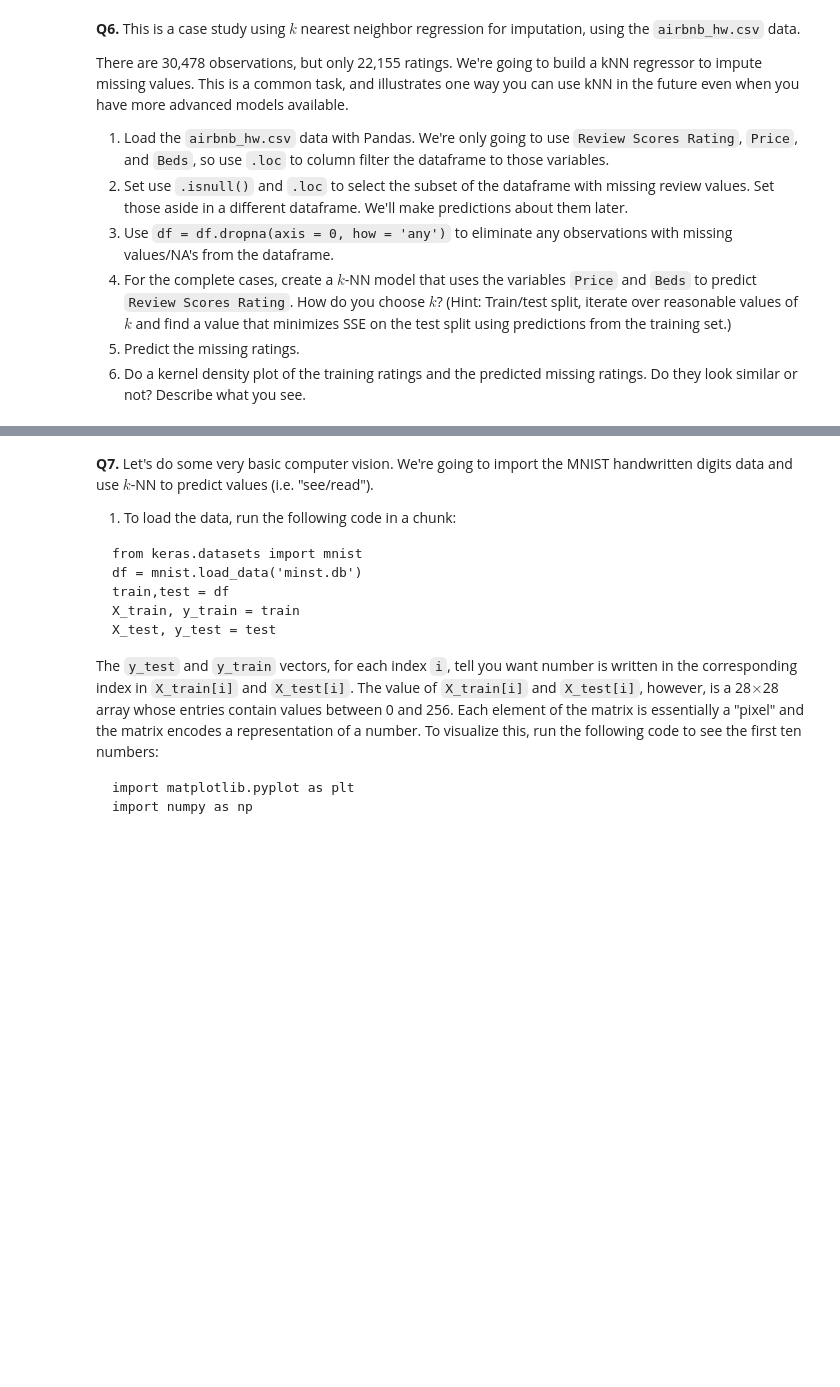
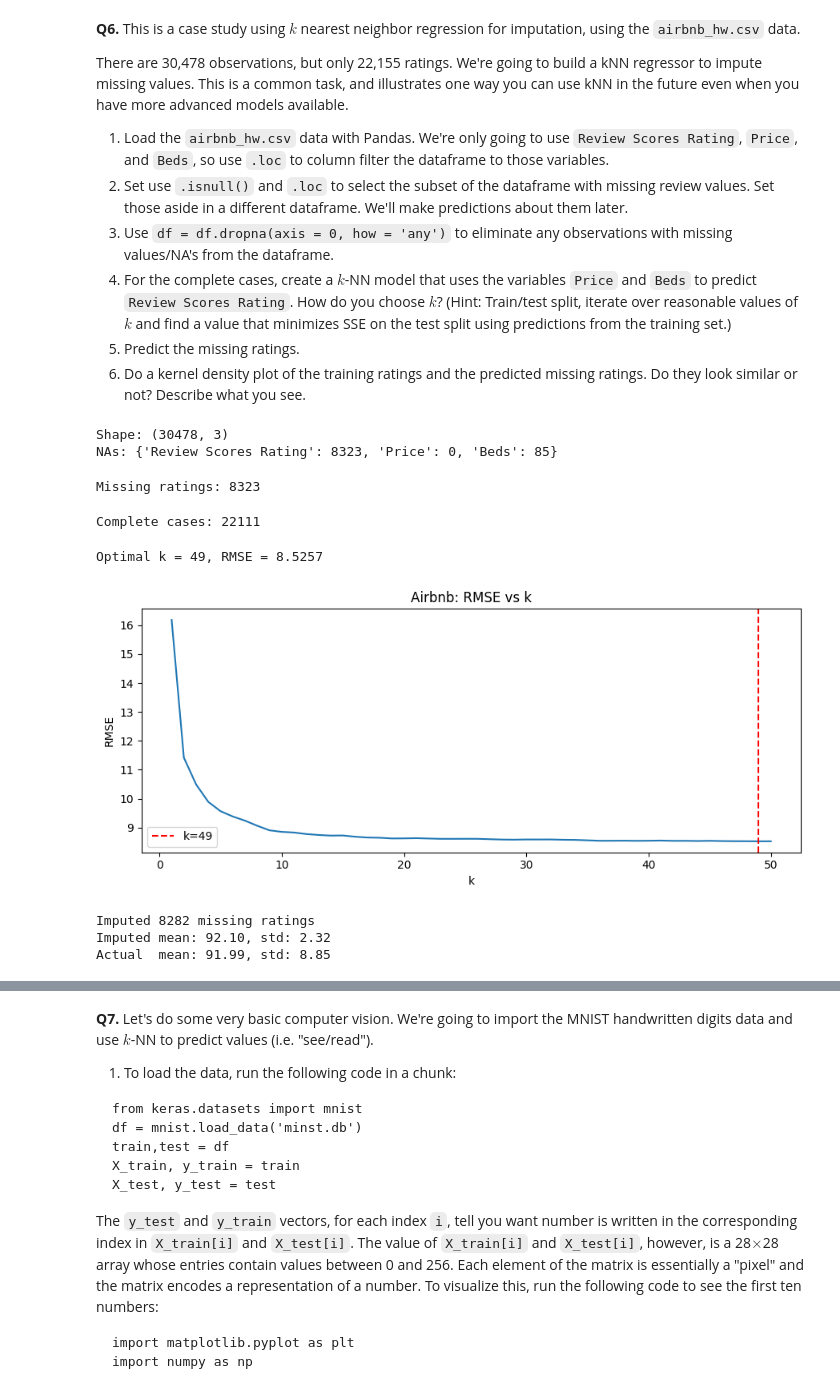
Before and after one commit to zasmare22/undergrad_ml_assignments, a Jupyter notebook: 02_assignment_knn.ipynb, the cells around one changed output, grey strips where cells are left out. Drawn from its saved outputs; the diff is of its cells as text; code cells hidden in the pictures; blank space fills up the shorter version.

```diff
--- a/02_assignment_knn.ipynb
+++ b/02_assignment_knn.ipynb
@@ -343,3 +343,79 @@ There are 30,478 observations, but only 22,155 ratings. We're going to build a k
 4. For the complete cases, create a $k$-NN model that uses the variables `Price` and `Beds` to predict `Review Scores Rating`. How do you choose $k$? (Hint: Train/test split, iterate over reasonable values of $k$ and find a value that minimizes SSE on the test split using predictions from the training set.)
 5. Predict the missing ratings.
 6. Do a kernel density plot of the training ratings and the predicted missing ratings. Do they look similar or not? Describe what you see.
+# %%
+# 1
+airbnb = pd.read_csv('./data/airbnb_hw.csv')
+airbnb = airbnb.loc[:, ['Review Scores Rating', 'Price', 'Beds']]
+airbnb['Price'] = pd.to_numeric(
+    airbnb['Price'].astype(str).str.replace(r'[^\d.]', '', regex=True),
+    errors='coerce'
+)
+print('Shape:', airbnb.shape)
+print('NAs:', airbnb.isnull().sum().to_dict())
+# %% [output]
+Shape: (30478, 3)
+NAs: {'Review Scores Rating': 8323, 'Price': 0, 'Beds': 85}
+# %%
+# 2
+missing_reviews = airbnb[airbnb['Review Scores Rating'].isnull()].copy()
+print(f'Missing ratings: {len(missing_reviews)}')
+# %% [output]
+Missing ratings: 8323
+# %%
+# 3
+df = airbnb.dropna(axis=0, how='any').copy()
+print(f'Complete cases: {len(df)}')
+# %% [output]
+Complete cases: 22111
+# %%
+# 4
+price_min, price_max = df['Price'].min(), df['Price'].max()
+beds_min,  beds_max  = df['Beds'].min(),  df['Beds'].max()
+
+df['Price_n'] = (df['Price'] - price_min) / (price_max - price_min)
+df['Beds_n']  = (df['Beds']  - beds_min)  / (beds_max  - beds_min)
+
+X_air = df[['Price_n', 'Beds_n']]
+y_air = df['Review Scores Rating']
+
+X_train, X_test, y_train, y_test = train_test_split(
+    X_air, y_air, test_size=0.2, random_state=42
+)
+
+ks = range(1, 51)
+rmses = []
+for k in ks:
+    knn = KNeighborsRegressor(n_neighbors=k)
+    knn.fit(X_train, y_train)
+    rmses.append(np.sqrt(mean_squared_error(y_test, knn.predict(X_test))))
+
+best_k = list(ks)[np.argmin(rmses)]
+print(f'Optimal k = {best_k}, RMSE = {min(rmses):.4f}')
+
+plt.figure(figsize=(9, 4))
+plt.plot(ks, rmses)
+plt.axvline(best_k, color='red', linestyle='--', label=f'k={best_k}')
+plt.xlabel('k'); plt.ylabel('RMSE')
+plt.title('Airbnb: RMSE vs k')
+plt.legend(); plt.tight_layout(); plt.show()
+# %% [output]
+Optimal k = 49, RMSE = 8.5257
+[figure, added]
+# %%
+# 5
+knn_final = KNeighborsRegressor(n_neighbors=best_k)
+knn_final.fit(X_train, y_train)
+
+to_predict = missing_reviews.dropna(subset=['Price', 'Beds']).copy()
+to_predict['Price_n'] = (to_predict['Price'] - price_min) / (price_max - price_min)
+to_predict['Beds_n']  = (to_predict['Beds']  - beds_min)  / (beds_max  - beds_min)
+
+imputed = knn_final.predict(to_predict[['Price_n', 'Beds_n']])
+print(f'Imputed {len(imputed)} missing ratings')
+print(f'Imputed mean: {imputed.mean():.2f}, std: {imputed.std():.2f}')
+print(f'Actual  mean: {y_air.mean():.2f}, std: {y_air.std():.2f}')
+# %% [output]
+Imputed 8282 missing ratings
+Imputed mean: 92.10, std: 2.32
+Actual  mean: 91.99, std: 8.85
```
Also changed, not shown: parts of 1 cell of this notebook.
